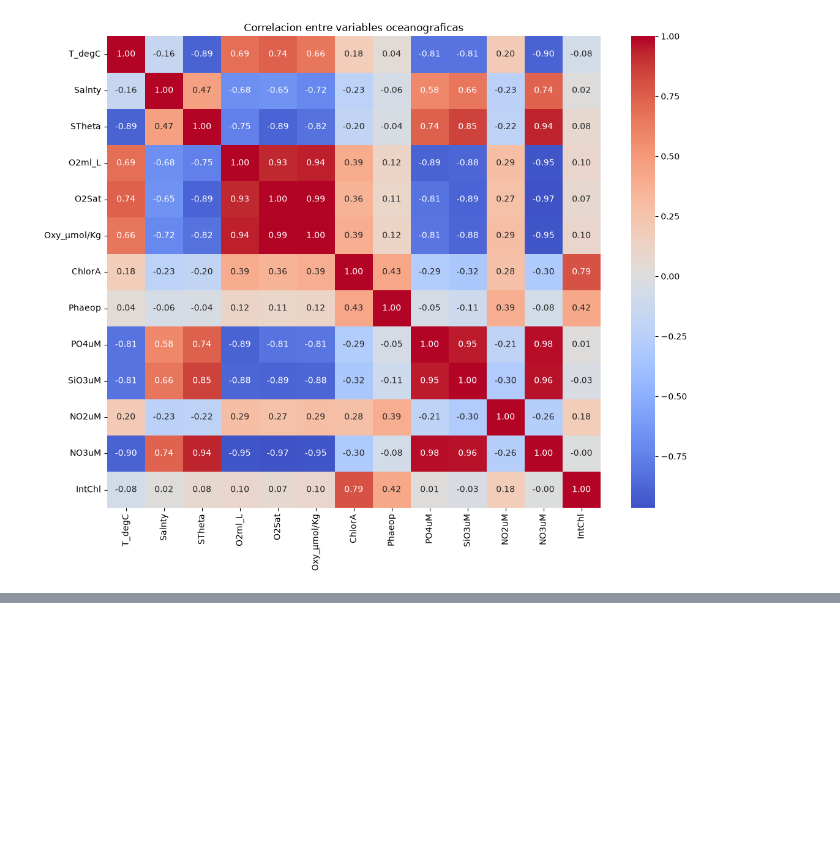
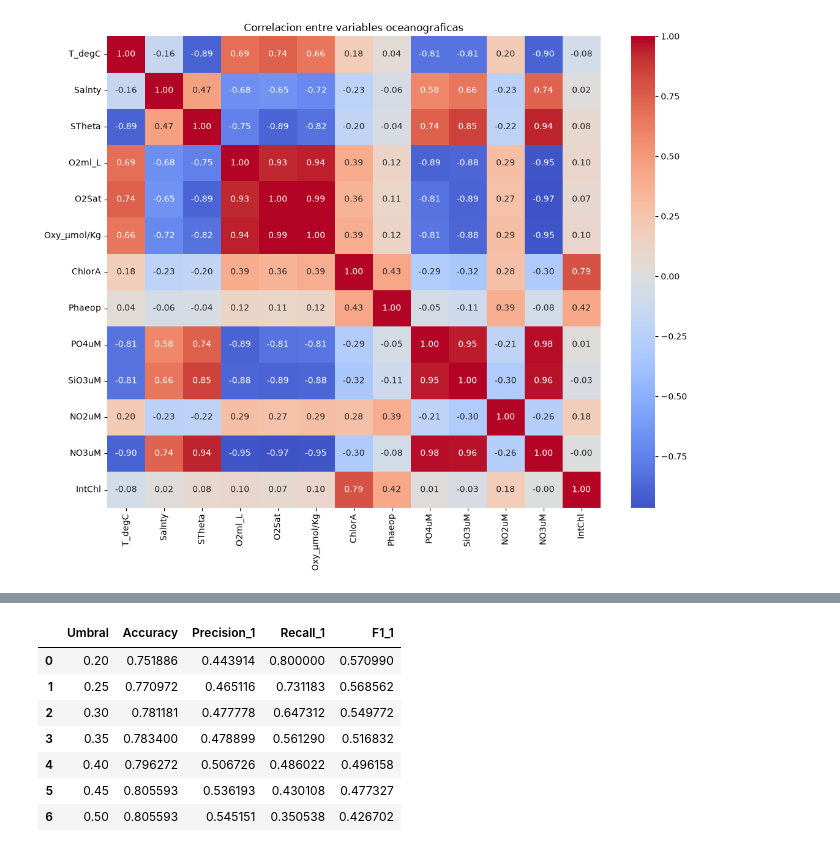
Before and after one commit to 4GeeksAcademy/proyecto-final-data-science--ECS, a Jupyter notebook: notebooks/final/proyecto final definitivo.ipynb, the cells around one changed output, grey strips where cells are left out. Drawn from its saved outputs; the diff is of its cells as text; code cells hidden in the pictures; blank space fills up the shorter version.

```diff
--- a/notebooks/final/proyecto_final.ipynb
+++ b/notebooks/final/proyecto final definitivo.ipynb
@@ -1851,0 +1964,30 @@ plt.show()
+# %%
+import pandas as pd
+from sklearn.metrics import precision_score, recall_score, f1_score, accuracy_score
+
+resultados = []
+
+for umbral in [0.2, 0.25, 0.3, 0.35, 0.4, 0.45, 0.5]:
+
+    y_pred_umbral = (y_prob >= umbral).astype(int)
+
+    resultados.append({
+        "Umbral": umbral,
+        "Accuracy": accuracy_score(y_test, y_pred_umbral),
+        "Precision_1": precision_score(y_test, y_pred_umbral),
+        "Recall_1": recall_score(y_test, y_pred_umbral),
+        "F1_1": f1_score(y_test, y_pred_umbral)
+    })
+
+resultados_df = pd.DataFrame(resultados)
+
+resultados_df
+# %% [output]
+|  | Umbral | Accuracy | Precision_1 | Recall_1 | F1_1 |
+| 0 | 0.20 | 0.751886 | 0.443914 | 0.800000 | 0.570990 |
+| 1 | 0.25 | 0.770972 | 0.465116 | 0.731183 | 0.568562 |
+| 2 | 0.30 | 0.781181 | 0.477778 | 0.647312 | 0.549772 |
+| 3 | 0.35 | 0.783400 | 0.478899 | 0.561290 | 0.516832 |
+| 4 | 0.40 | 0.796272 | 0.506726 | 0.486022 | 0.496158 |
+| 5 | 0.45 | 0.805593 | 0.536193 | 0.430108 | 0.477327 |
+| 6 | 0.50 | 0.805593 | 0.545151 | 0.350538 | 0.426702 |
```
Also changed, not shown: parts of 83 cells of this notebook, 4 other files.
